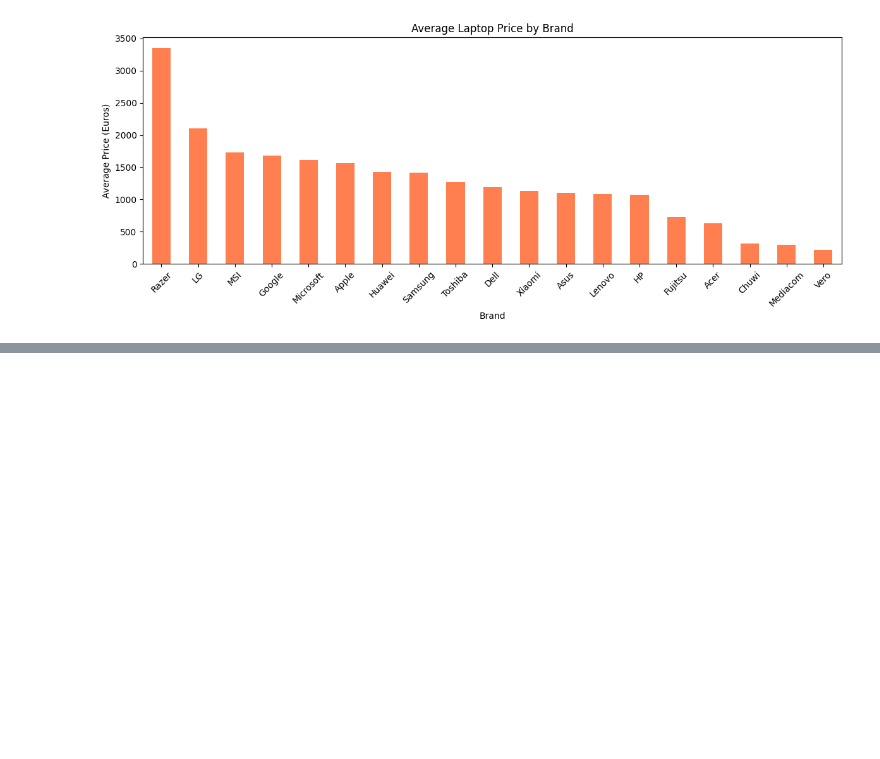
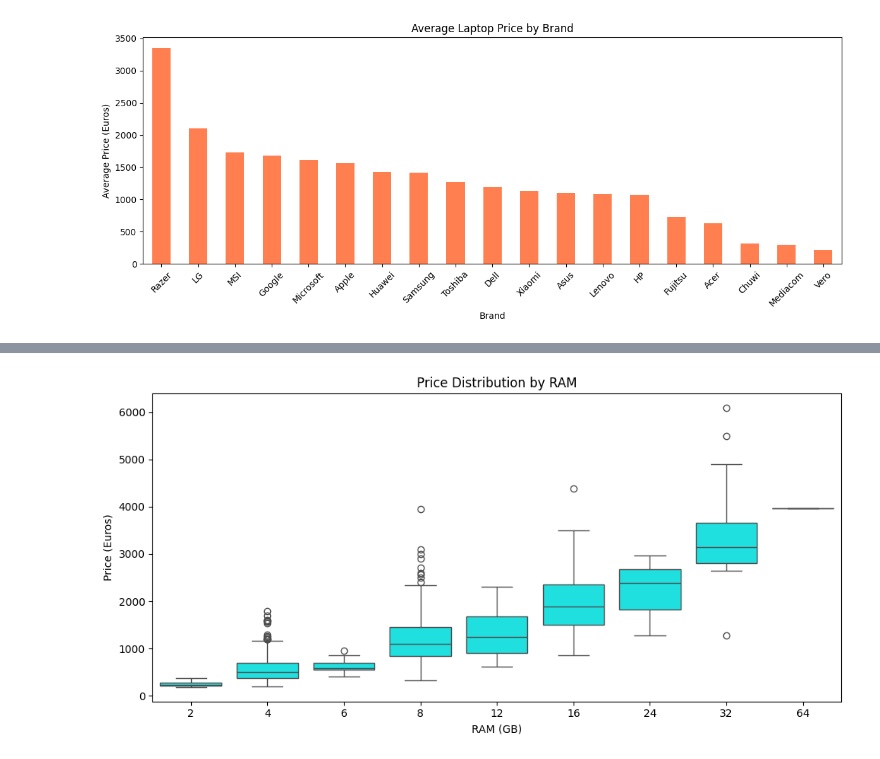
Before and after one commit to luongtheduc1605/Laptop-Price-Analysis, a Jupyter notebook: laptop_analysis.ipynb, the cells around one changed output, grey strips where cells are left out. Drawn from its saved outputs; the diff is of its cells as text; code cells hidden in the pictures; blank space fills up the shorter version.

Commit message:
Laptop Price Analysis - complete EDA

```diff
--- a/laptop_analysis.ipynb
+++ b/laptop_analysis.ipynb
@@ -120,3 +120,10 @@ plt.tight_layout()
 plt.show()
 # %% [output]
 [figure]
+# %%
+df["Ram"] = df["Ram"].str.replace("GB","").astype(int) #Remove "GB" and convert to integer
+
+df["Weight"] = df["Weight"].str.replace("kg","").astype(float) #Remove "kg" and convert to float because has decimal values
+
+print(df[["Ram", "Weight"]].head())
+print(df[["Ram", "Weight"]].dtypes)
@@ -122,0 +140,10 @@ plt.show()
+# %%
+plt.figure(figsize=(10,5))
+sns.boxplot(x="Ram", y="Price_euros", data=df, color="cyan") #data=df to specify the DataFrame
+plt.title("Price Distribution by RAM")
+plt.xlabel("RAM (GB)")
+plt.ylabel("Price (Euros)")
+plt.tight_layout()
+plt.show()
+# %% [output]
+[figure, added]
```
Also changed, not shown: parts of 7 cells of this notebook.
